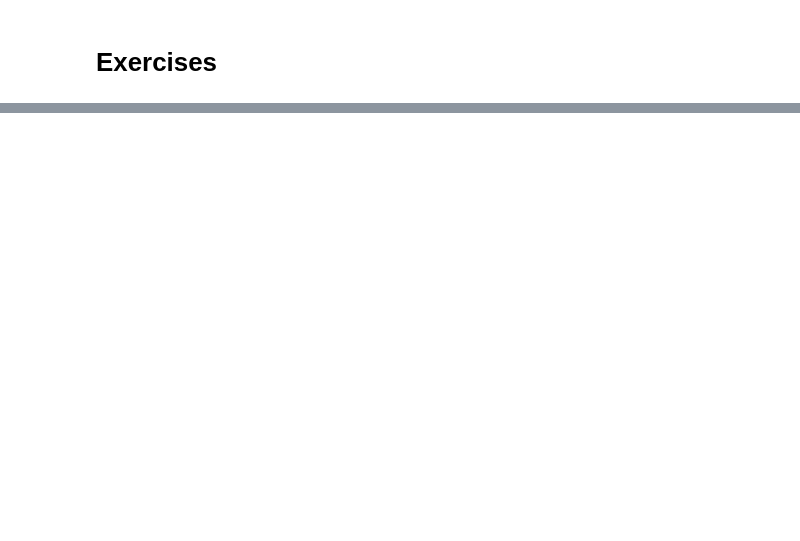
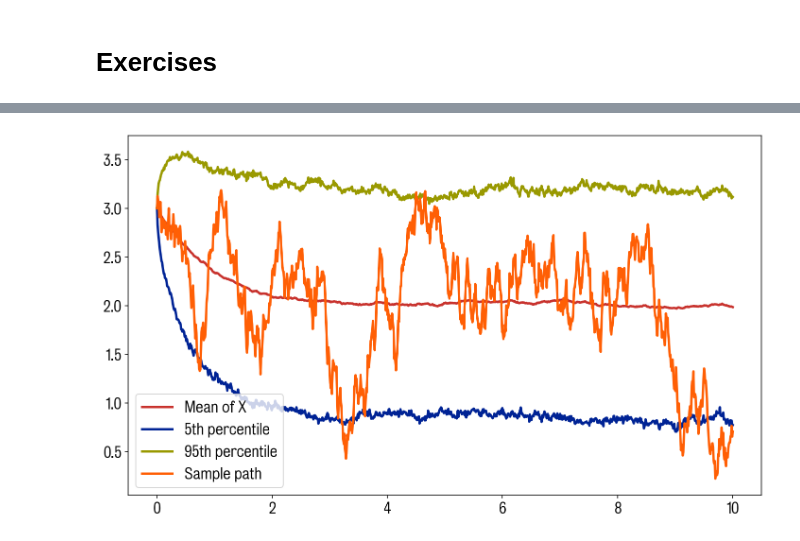
Before and after one commit to XLalex/-----, a Jupyter notebook: 7Exercises.ipynb, the cells around one changed output, grey strips where cells are left out. Drawn from its saved outputs; the diff is of its cells as text; code cells hidden in the pictures; blank space fills up the shorter version.

```diff
--- a/7Exercises.ipynb
+++ b/7Exercises.ipynb
@@ -306,0 +133,26 @@ $$
+# %%
+def simulate_X( X0, a, b, c, W, t ):
+    delta_W = W[1:]-W[0:-1]
+    delta_t = t[1:]-t[0:-1]
+    X = np.zeros(len(W))
+    X[0]=X0
+    for i in range(0,len(W)-1):
+        X[i+1] = X[i] + a*(b-X[i])*delta_t[i] \
+                   +c*delta_W[i]
+    return X
+
+def ornstein_uhlenbeck_fan_plot( X0, a,b,c, T=10, n_simulations=1000):
+    log2_steps = 10
+    X = np.zeros((n_simulations,2**log2_steps+1))
+    for i in range(0,n_simulations):
+        # Generate a Brownian motion
+        W, t = fmlib.one_step_wiener(T)
+        for j in range(0,log2_steps):
+            W, t = fmlib.wiener_interpolate(W,t)
+        X[i,:] = simulate_X(X0,a,b,c,W,t)
+    fan_plot(t,X,'X')
+
+# This plot shows that the process tends to a long term mean of $b=2.0$.
+ornstein_uhlenbeck_fan_plot(3,1,2,1)
+# %% [output]
+[figure, added]
```
Also changed, not shown: parts of 32 cells of this notebook, 2 other files.
